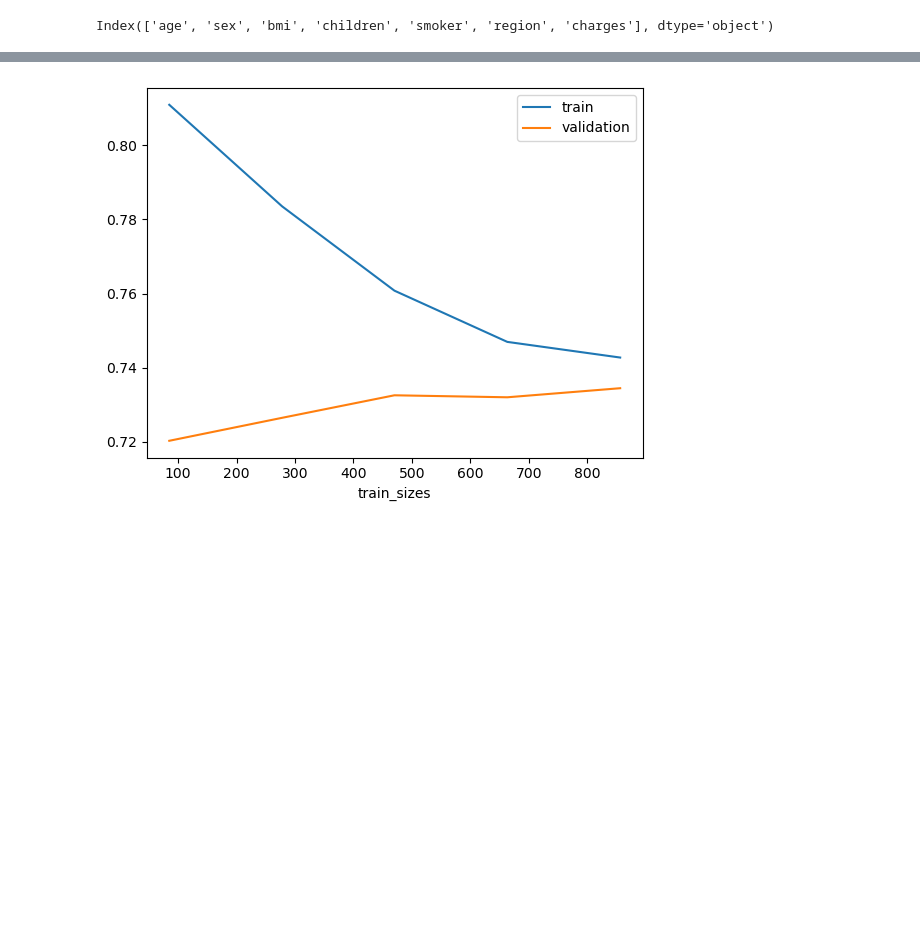
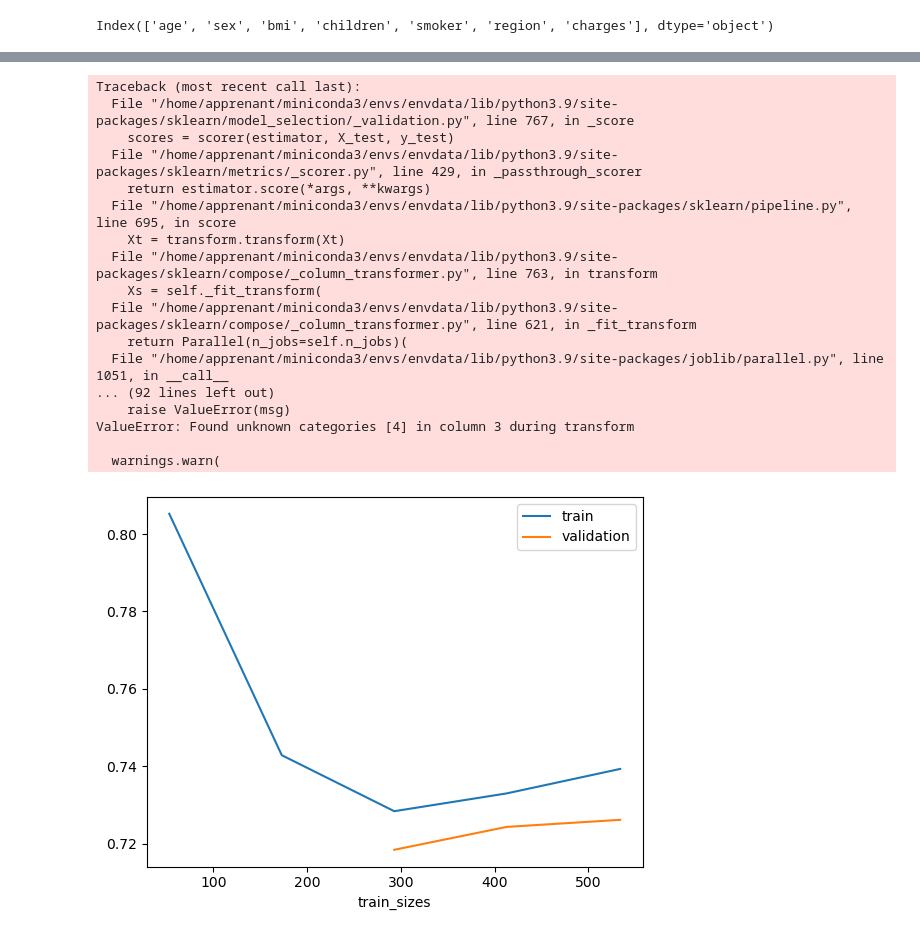
Before and after one commit to StevenDelval/Predire-une-prime-d-assurance-grace-l-IA, a Jupyter notebook: modelisation.ipynb, the cells around one changed output, grey strips where cells are left out. Drawn from its saved outputs; the diff is of its cells as text; code cells hidden in the pictures; blank space fills up the shorter version.

Commit message:
modelisation

```diff
--- a/modelisation.ipynb
+++ b/modelisation.ipynb
@@ -23,3 +26,5 @@ y = df[target]
+# %%
+dummy = DummyRegressor()
 # %%
 numerical_features = [
        'age','bmi'
@@ -35,7 +40,3 @@ my_col_trans = ColumnTransformer([
     ("pol",PolynomialFeatures(),numerical_features),
     ("one_hot_encoder",OneHotEncoder(),categorical_features)
 ])
-# %%
-
-
-X_train, X_test, y_train, y_test = train_test_split(X, y, random_state=0, train_size = 0.8)
@@ -41,0 +52,3 @@ X_train, X_test, y_train, y_test = train_test_split(X, y, random_state=0, train_
+# %%
+dummy.fit(X_train,y_train)
+dummy.score(X_test,y_test)
@@ -42,5 +57,5 @@ X_train, X_test, y_train, y_test = train_test_split(X, y, random_state=0, train_
 # %%
-modelLasso= make_pipeline(my_col_trans, Lasso(alpha=50,random_state=0))
+modelLasso= make_pipeline(my_col_trans, Lasso(alpha=100,random_state=0))
 modelLasso.fit(X_train,y_train)
 modelLasso.score(X_train,y_train)
 # %% [output]
@@ -52,14 +67,31 @@ modelLasso.score(X_test,y_test)
 # %%
-train_sizes, train_scores, test_scores, fit_times, _ = learning_curve(modelLasso,X_train,y_train,cv=5,return_times=True)
+train_sizes, train_scores, test_scores= learning_curve(modelLasso,X_train,y_train,cv=2)
 
 
 plt.plot(train_sizes, train_scores.mean(axis=1), label='train')
 plt.plot(train_sizes, test_scores.mean(axis=1), label='validation')
 plt.xlabel('train_sizes')
 plt.legend()
 plt.show()
 # %% [output]
+Traceback (most recent call last):
+  File "/home/apprenant/miniconda3/envs/envdata/lib/python3.9/site-packages/sklearn/model_selection/_validation.py", line 767, in _score
+    scores = scorer(estimator, X_test, y_test)
+  File "/home/apprenant/miniconda3/envs/envdata/lib/python3.9/site-packages/sklearn/metrics/_scorer.py", line 429, in _passthrough_scorer
+    return estimator.score(*args, **kwargs)
+  File "/home/apprenant/miniconda3/envs/envdata/lib/python3.9/site-packages/sklearn/pipeline.py", line 695, in score
+    Xt = transform.transform(Xt)
+  File "/home/apprenant/miniconda3/envs/envdata/lib/python3.9/site-packages/sklearn/compose/_column_transformer.py", line 763, in transform
+    Xs = self._fit_transform(
+  File "/home/apprenant/miniconda3/envs/envdata/lib/python3.9/site-packages/sklearn/compose/_column_transformer.py", line 621, in _fit_transform
+    return Parallel(n_jobs=self.n_jobs)(
+  File "/home/apprenant/miniconda3/envs/envdata/lib/python3.9/site-packages/joblib/parallel.py", line 1051, in __call__
+... (92 lines left out)
+    raise ValueError(msg)
+ValueError: Found unknown categories [4] in column 3 during transform
+
+  warnings.warn(
-[figure, old version]
+[figure, new version]
 # %%
 y_pred = modelLasso.predict(X_train)
 # %%
```
Also changed, not shown: parts of 15 cells of this notebook, 1 other file.
